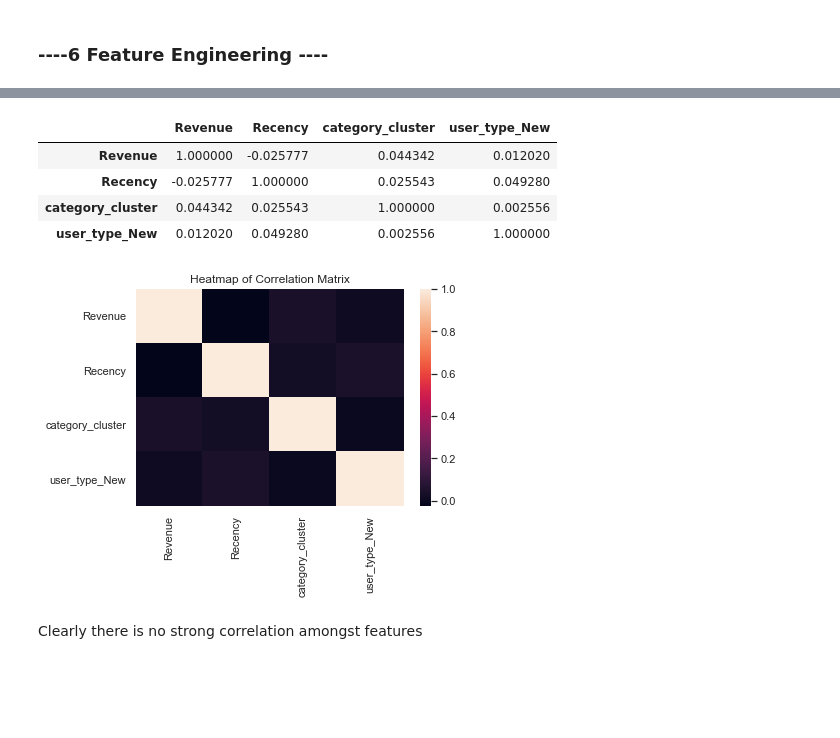
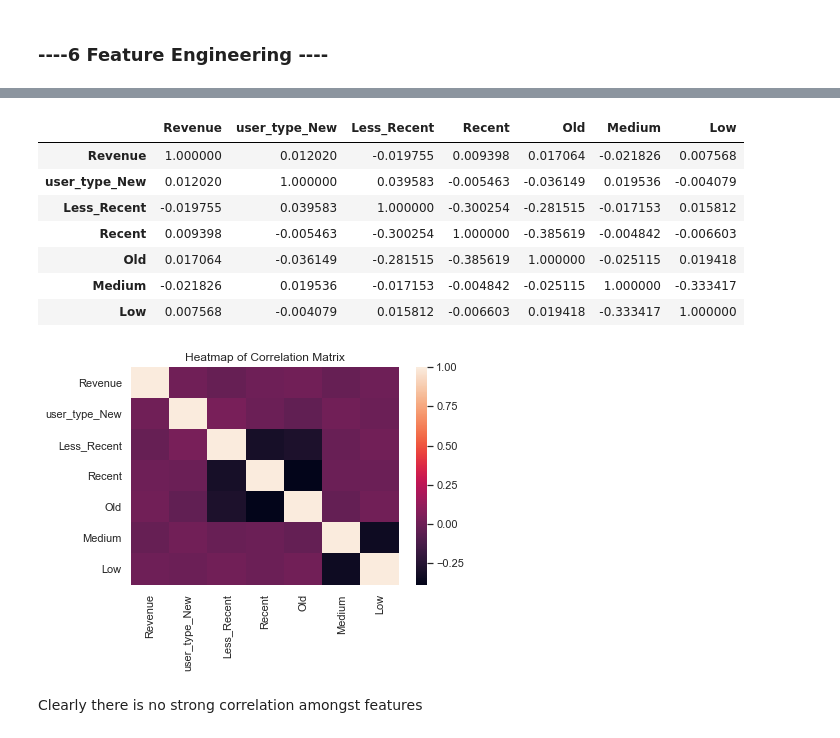
Before and after one commit to saigurram/Customer-Lifetime-Value-Prediction, a Jupyter notebook: CLTV Model.ipynb, the cells around one changed output, grey strips where cells are left out. Drawn from its saved outputs; the diff is of its cells as text; code cells hidden in the pictures; blank space fills up the shorter version.

```diff
--- a/CLTV Model.ipynb
+++ b/CLTV Model.ipynb
@@ -559,3 +584,10 @@ category_cluster = category_cluster.set_index('order_item')
+# %%
+#Preprocessing data
+data = data.drop(['category_count'],axis = 1)
+# %%
+#converting datatypes
+data.product_category = data.product_category.astype(str)
+data.RecencyCluster = data.RecencyCluster.astype(str)
 # %%
 #converting categories into numeric features
-category_dummied = pd.get_dummies(category_cluster,drop_first = True)
+data = pd.get_dummies(data,drop_first = True)
@@ -630,19 +594,24 @@ final = pd.get_dummies(final,drop_first = True)
+# %%
+#renaming column names according to their properties
+data = data.rename(columns = {'RecencyCluster_1':'Less_Recent','RecencyCluster_2':'Recent','RecencyCluster_3':'Old','product_category_1':'Medium','product_category_2':'Low'})
 # %%
 #correlation plot
-
-corr = final.corr()
+corr = data.corr()
 sns.heatmap(corr,
             xticklabels=corr.columns.values,
             yticklabels=corr.columns.values)
 plt.title('Heatmap of Correlation Matrix')
 corr
 # %% [output]
-|  | Revenue | Recency | category_cluster | user_type_New |
-| Revenue | 1.000000 | -0.025777 | 0.044342 | 0.012020 |
-| Recency | -0.025777 | 1.000000 | 0.025543 | 0.049280 |
-| category_cluster | 0.044342 | 0.025543 | 1.000000 | 0.002556 |
-| user_type_New | 0.012020 | 0.049280 | 0.002556 | 1.000000 |
+|  | Revenue | user_type_New | Less_Recent | Recent | Old | Medium | Low |
+| Revenue | 1.000000 | 0.012020 | -0.019755 | 0.009398 | 0.017064 | -0.021826 | 0.007568 |
+| user_type_New | 0.012020 | 1.000000 | 0.039583 | -0.005463 | -0.036149 | 0.019536 | -0.004079 |
+| Less_Recent | -0.019755 | 0.039583 | 1.000000 | -0.300254 | -0.281515 | -0.017153 | 0.015812 |
+| Recent | 0.009398 | -0.005463 | -0.300254 | 1.000000 | -0.385619 | -0.004842 | -0.006603 |
+| Old | 0.017064 | -0.036149 | -0.281515 | -0.385619 | 1.000000 | -0.025115 | 0.019418 |
+| Medium | -0.021826 | 0.019536 | -0.017153 | -0.004842 | -0.025115 | 1.000000 | -0.333417 |
+| Low | 0.007568 | -0.004079 | 0.015812 | -0.006603 | 0.019418 | -0.333417 | 1.000000 |
-[figure, old version]
+[figure, new version]
 # %% [markdown]
 Clearly there is no strong correlation amongst features
 # %% [markdown]
```
Also changed, not shown: parts of 62 cells of this notebook.
